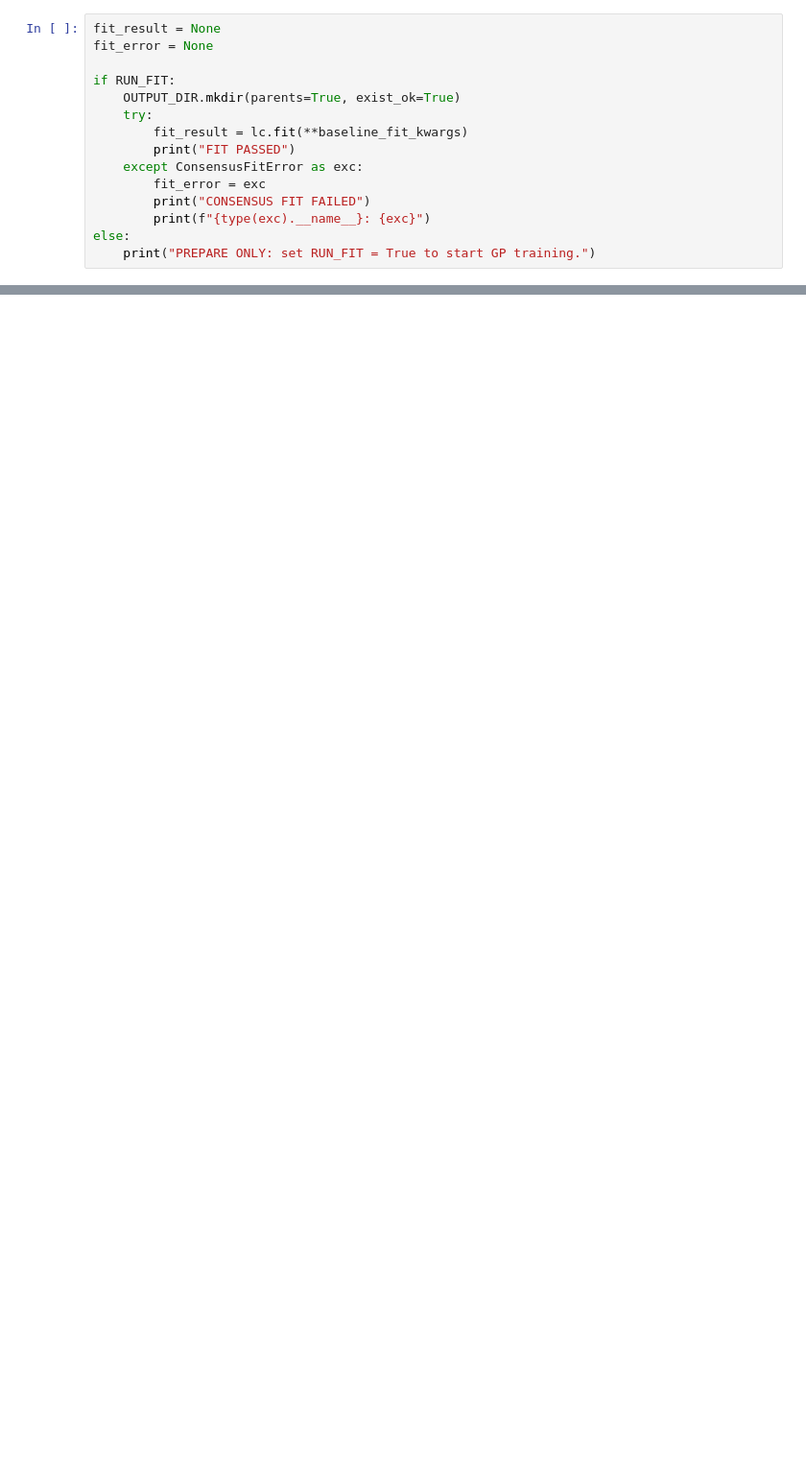
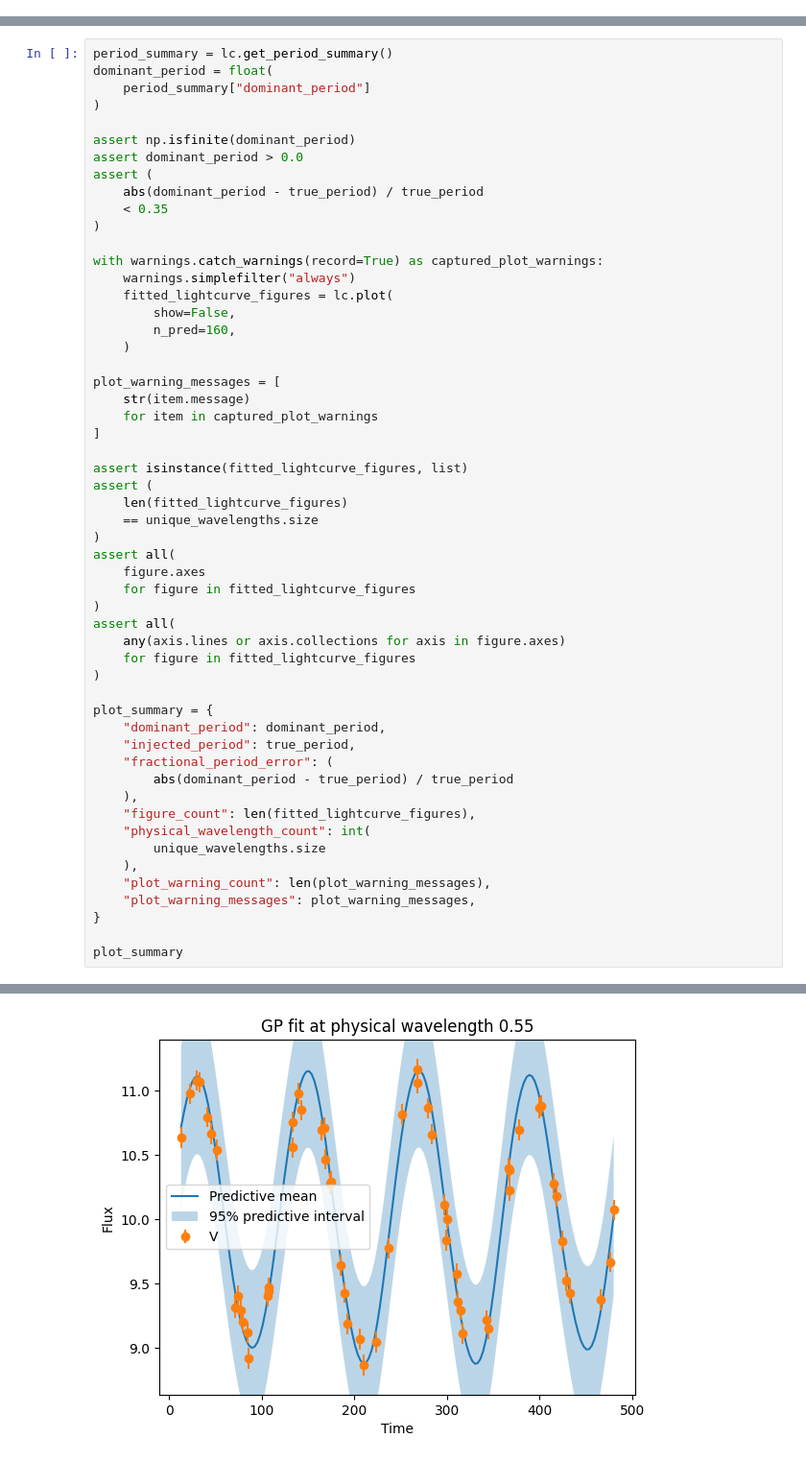
Before and after one commit to ICSM/pgmuvi, a Jupyter notebook: docs/source/notebooks/pgmuvi_tutorial_2d.ipynb, the cells around one changed output, grey strips where cells are left out. Shown at 96% size. Saved outputs shown, nothing was run; the diff lists cells and outputs as text; blank space fills up the shorter version.

Commit message:
Make 2-D tutorial execute fit and plot

```diff
--- a/docs/source/notebooks/pgmuvi_tutorial_2d.ipynb
+++ b/docs/source/notebooks/pgmuvi_tutorial_2d.ipynb
@@ -140,15 +199,0 @@ silently switching to another configuration.
-# %%
-fit_result = None
-fit_error = None
-
-if RUN_FIT:
-    OUTPUT_DIR.mkdir(parents=True, exist_ok=True)
-    try:
-        fit_result = lc.fit(**baseline_fit_kwargs)
-        print("FIT PASSED")
-    except ConsensusFitError as exc:
-        fit_error = exc
-        print("CONSENSUS FIT FAILED")
-        print(f"{type(exc).__name__}: {exc}")
-else:
-    print("PREPARE ONLY: set RUN_FIT = True to start GP training.")
@@ -173,0 +259,55 @@ else:
+# %%
+period_summary = lc.get_period_summary()
+dominant_period = float(
+    period_summary["dominant_period"]
+)
+
+assert np.isfinite(dominant_period)
+assert dominant_period > 0.0
+assert (
+    abs(dominant_period - true_period) / true_period
+    < 0.35
+)
+
+with warnings.catch_warnings(record=True) as captured_plot_warnings:
+    warnings.simplefilter("always")
+    fitted_lightcurve_figures = lc.plot(
+        show=False,
+        n_pred=160,
+    )
+
+plot_warning_messages = [
+    str(item.message)
+    for item in captured_plot_warnings
+]
+
+assert isinstance(fitted_lightcurve_figures, list)
+assert (
+    len(fitted_lightcurve_figures)
+    == unique_wavelengths.size
+)
+assert all(
+    figure.axes
+    for figure in fitted_lightcurve_figures
+)
+assert all(
+    any(axis.lines or axis.collections for axis in figure.axes)
+    for figure in fitted_lightcurve_figures
+)
+
+plot_summary = {
+    "dominant_period": dominant_period,
+    "injected_period": true_period,
+    "fractional_period_error": (
+        abs(dominant_period - true_period) / true_period
+    ),
+    "figure_count": len(fitted_lightcurve_figures),
+    "physical_wavelength_count": int(
+        unique_wavelengths.size
+    ),
+    "plot_warning_count": len(plot_warning_messages),
+    "plot_warning_messages": plot_warning_messages,
+}
+
+plot_summary
+# %% [output]
@@ -173,0 +321 @@ else:
+[figure, added]
```
Also changed, not shown: parts of 20 cells of this notebook, 2 other files.
